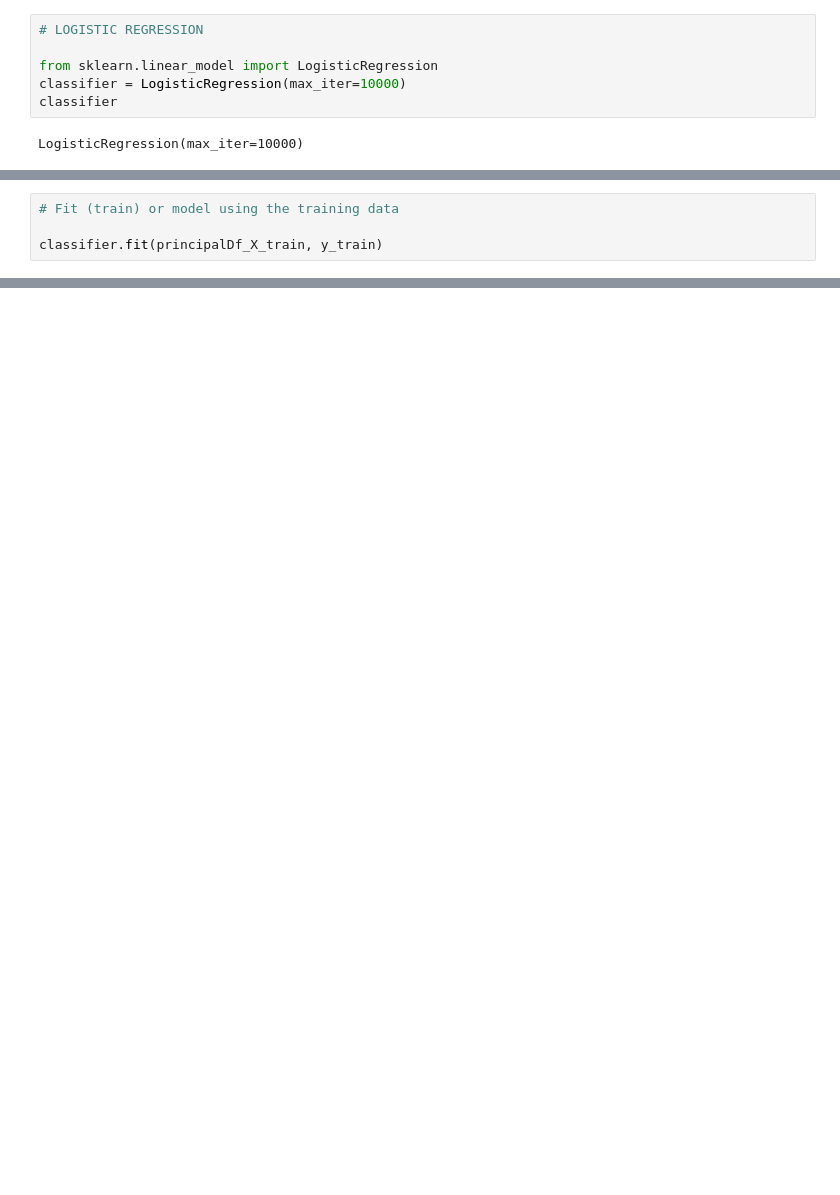
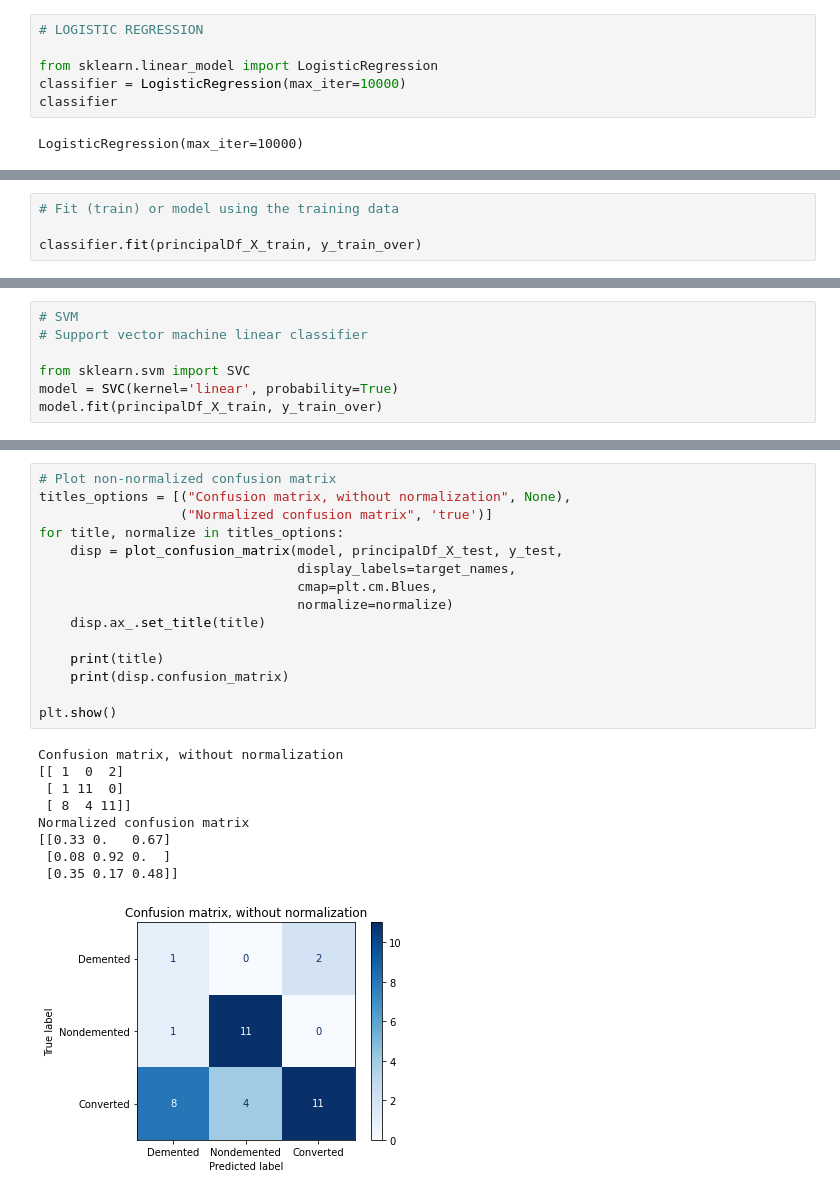
Before and after one commit to Radhika303/Dementia_Prediction, a Jupyter notebook: Dementia_Data_v2.ipynb, the cells around one changed output, grey strips where cells are left out. Drawn from its saved outputs; the diff is of its cells as text; blank space fills up the shorter version.

```diff
--- a/Dementia_Data_v2.ipynb
+++ b/Dementia_Data_v2.ipynb
@@ -409,5 +433,5 @@ LogisticRegression(max_iter=10000)
 # %%
 # Fit (train) or model using the training data
 
-classifier.fit(principalDf_X_train, y_train)
+classifier.fit(principalDf_X_train, y_train_over)
 # %% [output]
@@ -414,0 +481,7 @@ ValueError: Found input variables with inconsistent numbers of samples: [149, 11
+# %%
+# SVM
+# Support vector machine linear classifier
+
+from sklearn.svm import SVC
+model = SVC(kernel='linear', probability=True)
+model.fit(principalDf_X_train, y_train_over)
@@ -414,0 +524,25 @@ ValueError: Found input variables with inconsistent numbers of samples: [149, 11
+# %%
+# Plot non-normalized confusion matrix
+titles_options = [("Confusion matrix, without normalization", None),
+                  ("Normalized confusion matrix", 'true')]
+for title, normalize in titles_options:
+    disp = plot_confusion_matrix(model, principalDf_X_test, y_test,
+                                 display_labels=target_names,
+                                 cmap=plt.cm.Blues,
+                                 normalize=normalize)
+    disp.ax_.set_title(title)
+
+    print(title)
+    print(disp.confusion_matrix)
+
+plt.show()
+# %% [output]
+Confusion matrix, without normalization
+[[ 1  0  2]
+ [ 1 11  0]
+ [ 8  4 11]]
+Normalized confusion matrix
+[[0.33 0.   0.67]
+ [0.08 0.92 0.  ]
+ [0.35 0.17 0.48]]
+[figure, added]
```
Also changed, not shown: parts of 32 cells of this notebook, 1 other file.
